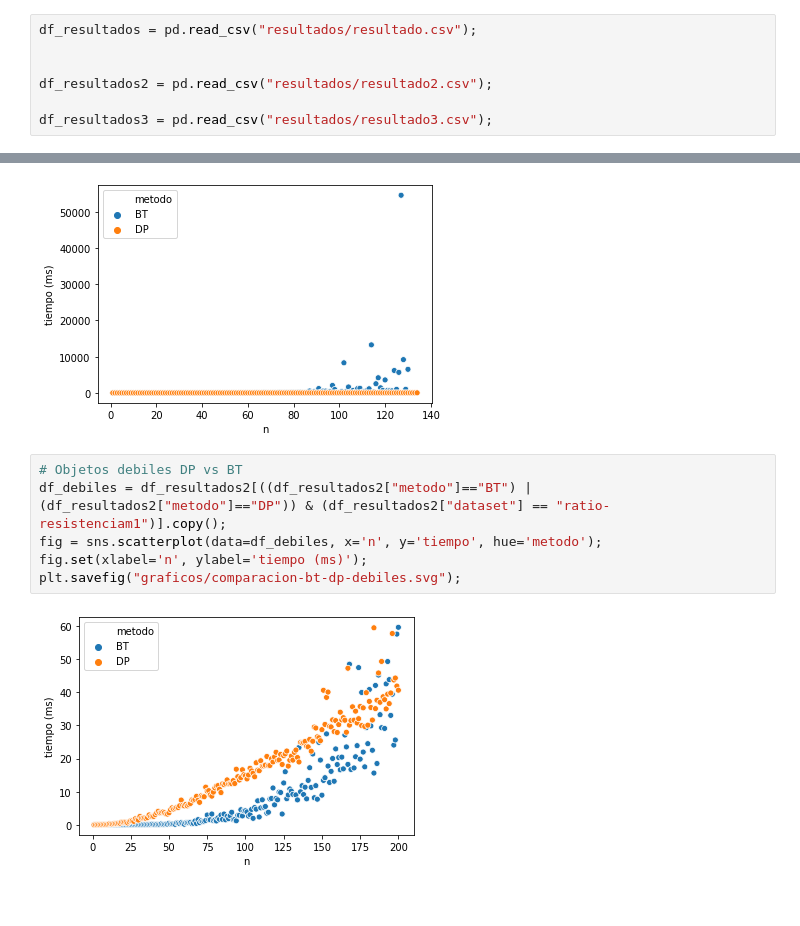
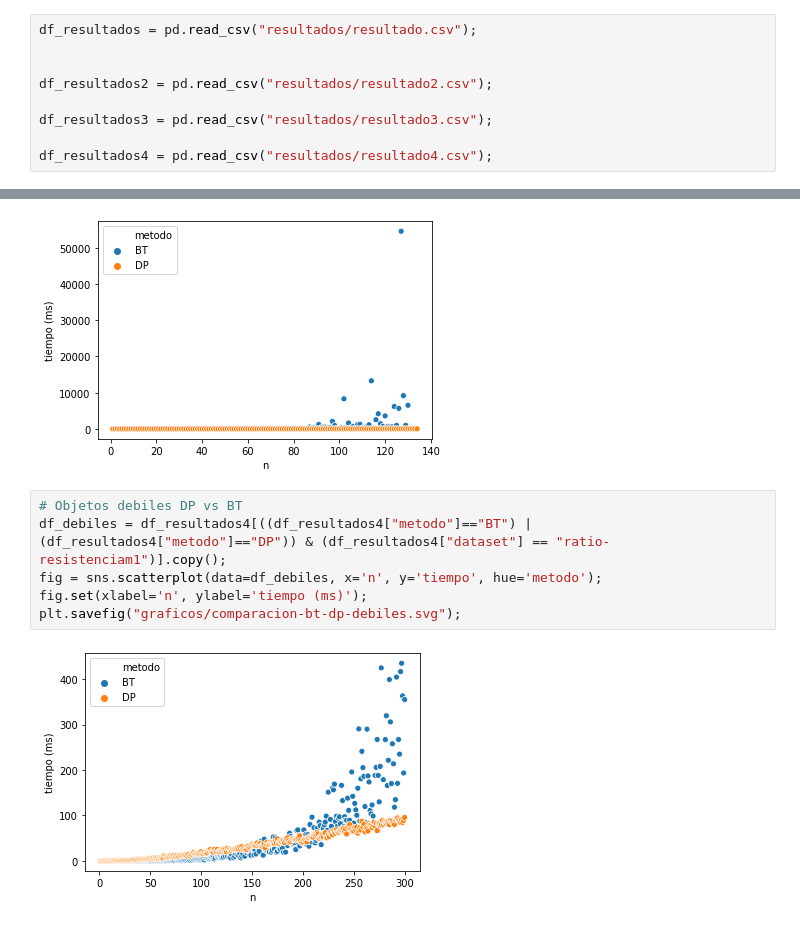
Before and after one commit to Jantalus/Algoritmos3TP1, a Jupyter notebook: python/Analisis.ipynb, the cells around one changed output, grey strips where cells are left out. Drawn from its saved outputs; the diff is of its cells as text.

```diff
--- a/python/Analisis.ipynb
+++ b/python/Analisis.ipynb
@@ -31,6 +31,8 @@ df_resultados = pd.read_csv("resultados/resultado.csv");
 df_resultados2 = pd.read_csv("resultados/resultado2.csv");
 
 df_resultados3 = pd.read_csv("resultados/resultado3.csv");
+
+df_resultados4 = pd.read_csv("resultados/resultado4.csv");
 # %% [markdown]
 # Experimento 1, Complejidad FB
 # %%
@@ -197,9 +199,9 @@ plt.savefig("graficos/comparacion-bt-dp-fuertes.svg");
 [figure]
 # %%
 # Objetos debiles DP vs BT
-df_debiles = df_resultados2[((df_resultados2["metodo"]=="BT") | (df_resultados2["metodo"]=="DP")) & (df_resultados2["dataset"] == "ratio-resistenciam1")].copy();
+df_debiles = df_resultados4[((df_resultados4["metodo"]=="BT") | (df_resultados4["metodo"]=="DP")) & (df_resultados4["dataset"] == "ratio-resistenciam1")].copy();
 fig = sns.scatterplot(data=df_debiles, x='n', y='tiempo', hue='metodo');
 fig.set(xlabel='n', ylabel='tiempo (ms)');
 plt.savefig("graficos/comparacion-bt-dp-debiles.svg");
 # %% [output]
-[figure, old version]
+[figure, new version]
```
